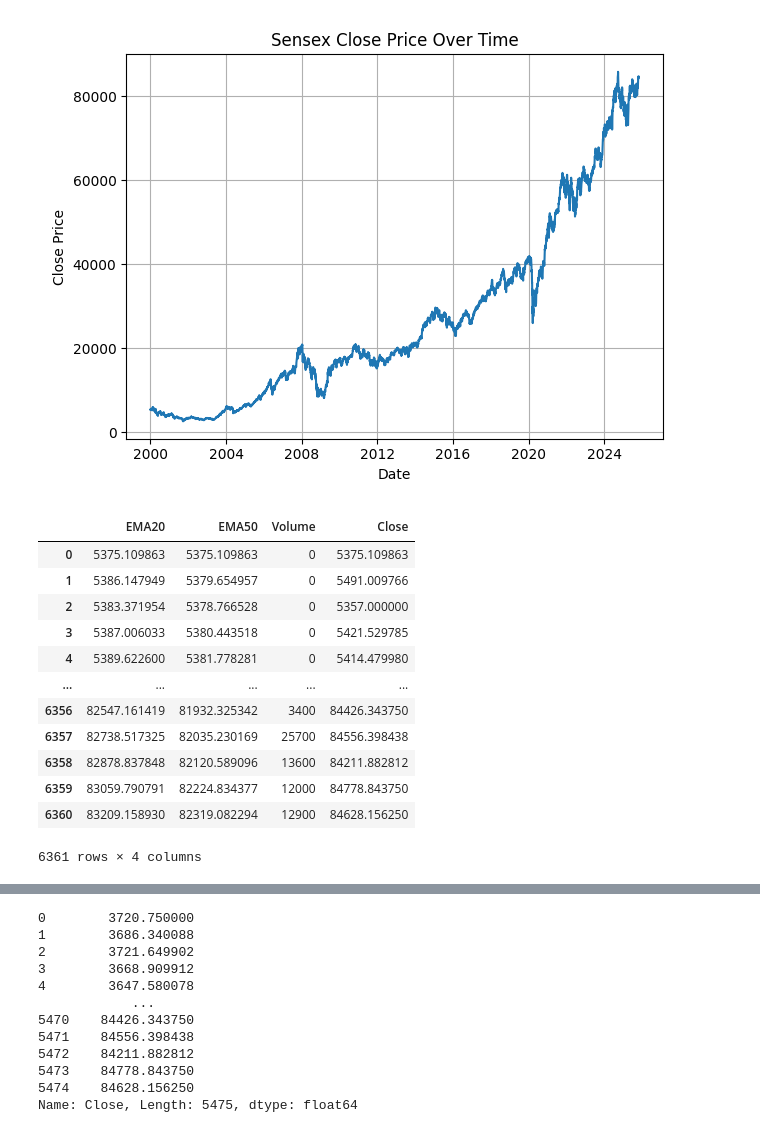
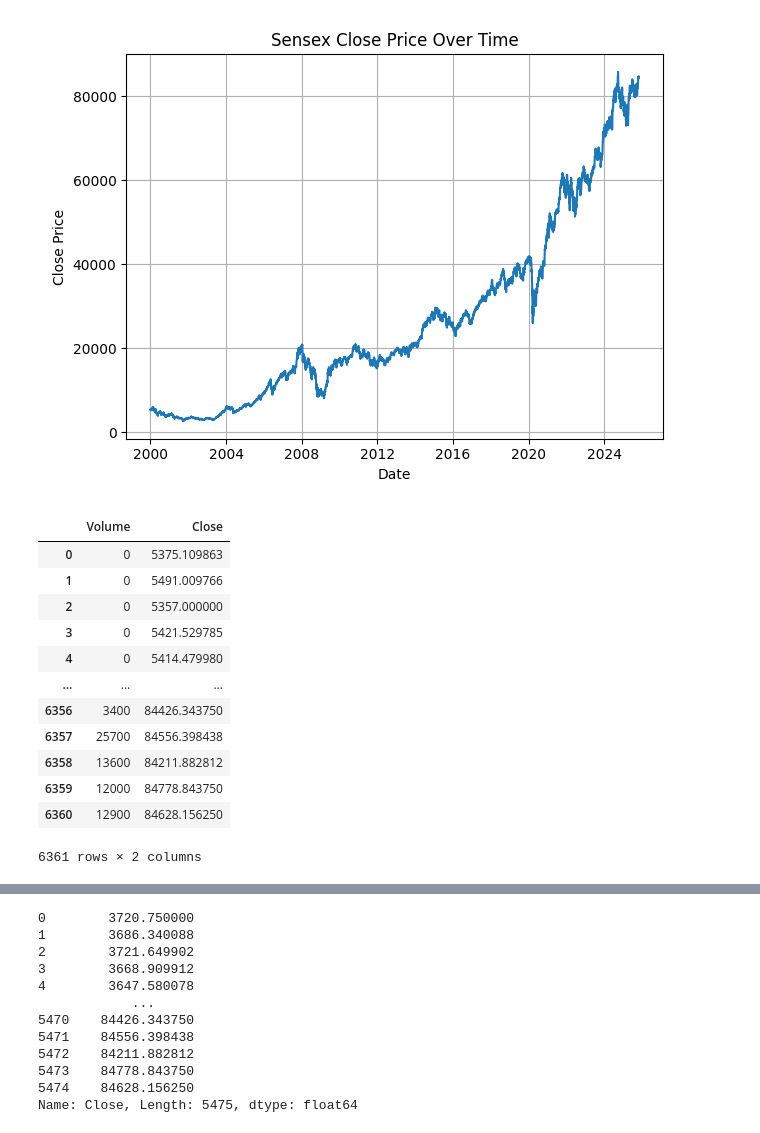
Before and after one commit to Ovaserashid/Stockmarketanalysis, a Jupyter notebook: data/transform.ipynb, the cells around one changed output, grey strips where cells are left out. Saved outputs shown, nothing was run; the diff lists cells and outputs as text; code cells hidden in the pictures.

```diff
--- a/data/transform.ipynb
+++ b/data/transform.ipynb
@@ -31,22 +31,22 @@ plt.show()
 # %% [output]
 [figure]
 # %%
-df_custom = df[['EMA20', 'EMA50', 'Volume','Close']]
+df_custom = df[['Volume','Close']]
 df_custom
 # %% [output]
-|  | EMA20 | EMA50 | Volume | Close |
-| 0 | 5375.109863 | 5375.109863 | 0 | 5375.109863 |
-| 1 | 5386.147949 | 5379.654957 | 0 | 5491.009766 |
-| 2 | 5383.371954 | 5378.766528 | 0 | 5357.000000 |
-| 3 | 5387.006033 | 5380.443518 | 0 | 5421.529785 |
-| 4 | 5389.622600 | 5381.778281 | 0 | 5414.479980 |
-| ... | ... | ... | ... | ... |
-| 6356 | 82547.161419 | 81932.325342 | 3400 | 84426.343750 |
-| 6357 | 82738.517325 | 82035.230169 | 25700 | 84556.398438 |
-| 6358 | 82878.837848 | 82120.589096 | 13600 | 84211.882812 |
-| 6359 | 83059.790791 | 82224.834377 | 12000 | 84778.843750 |
-| 6360 | 83209.158930 | 82319.082294 | 12900 | 84628.156250 |
+|  | Volume | Close |
+| 0 | 0 | 5375.109863 |
+| 1 | 0 | 5491.009766 |
+| 2 | 0 | 5357.000000 |
+| 3 | 0 | 5421.529785 |
+| 4 | 0 | 5414.479980 |
+| ... | ... | ... |
+| 6356 | 3400 | 84426.343750 |
+| 6357 | 25700 | 84556.398438 |
+| 6358 | 13600 | 84211.882812 |
+| 6359 | 12000 | 84778.843750 |
+| 6360 | 12900 | 84628.156250 |
-6361 rows × 4 columns
+6361 rows × 2 columns
 # %%
 df_custom_nonzero = df_custom[df_custom['Volume'] >0].reset_index(drop=True)
 df_custom_nonzero
```
Also changed, not shown: parts of 5 cells of this notebook.
